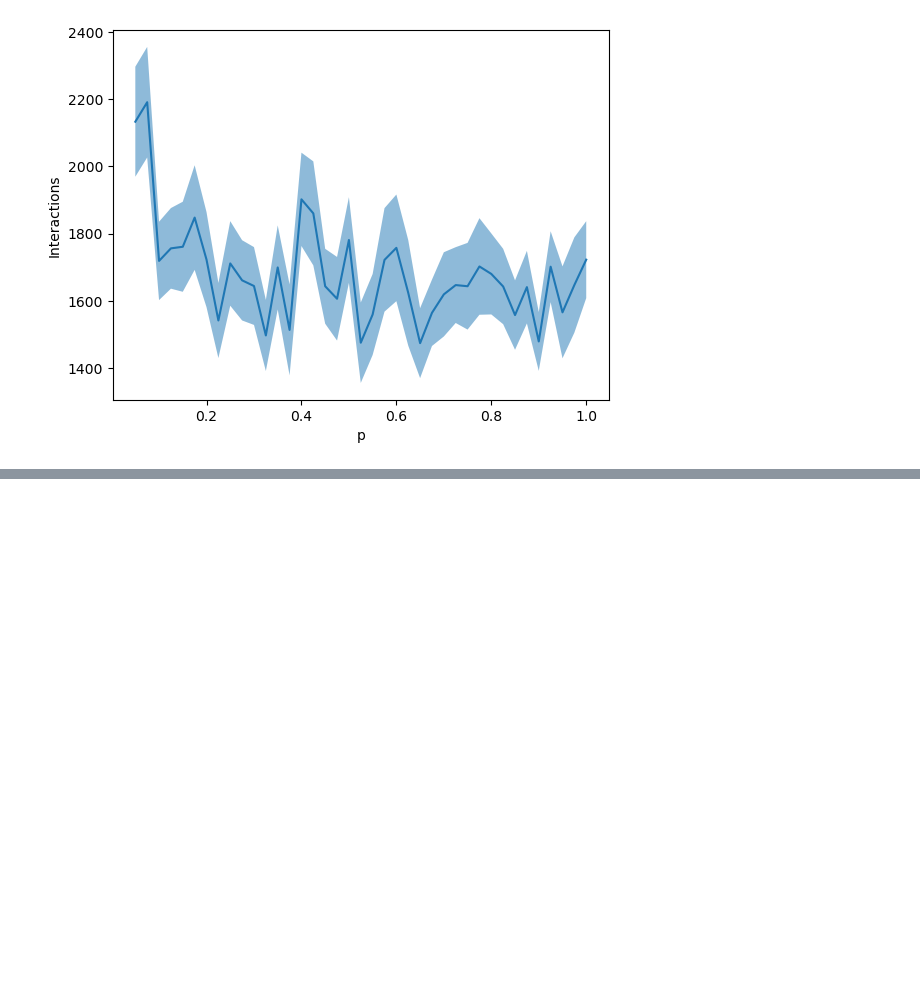
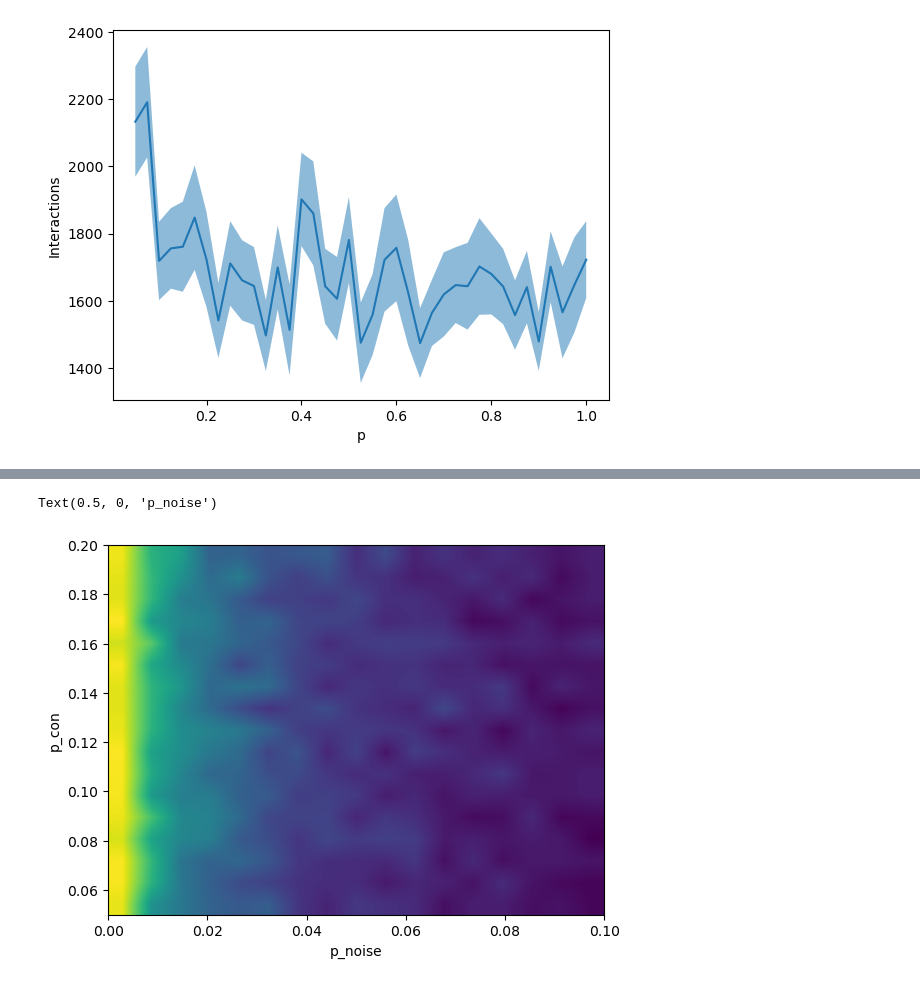
Before and after one commit to JonasMnsing/opinion_dynamics, a Jupyter notebook: ipynb/voter_model_p_con.ipynb, the cells around one changed output, grey strips where cells are left out. Drawn from its saved outputs; the diff is of its cells as text; code cells hidden in the pictures; blank space fills up the shorter version.

```diff
--- a/ipynb/voter_model_p_con.ipynb
+++ b/ipynb/voter_model_p_con.ipynb
@@ -36,0 +37,15 @@ Text(0, 0.5, 'Avg Opinion')
+# %%
+p_con_values    = np.linspace(0.05, 0.2, 17)
+p_noise_values  = np.linspace(0.0, 0.1, 17)
+data_phase      = np.load(f"../data/voter/phase/final_avg_opinions_phase_sweep.npy")
+means           = np.mean(np.abs(data_phase), axis=2)
+# %%
+fig = plt.figure()
+ax  = fig.add_subplot()
+ax.imshow(means, extent=(p_noise_values[0],p_noise_values[-1],p_con_values[0],p_con_values[-1]),
+          origin='lower', interpolation='bilinear', aspect='auto')
+ax.set_ylabel("p_con")
+ax.set_xlabel("p_noise")
+# %% [output]
+Text(0.5, 0, 'p_noise')
+[figure, added]
```
Also changed, not shown: parts of 1 cell of this notebook, 5 other files.
